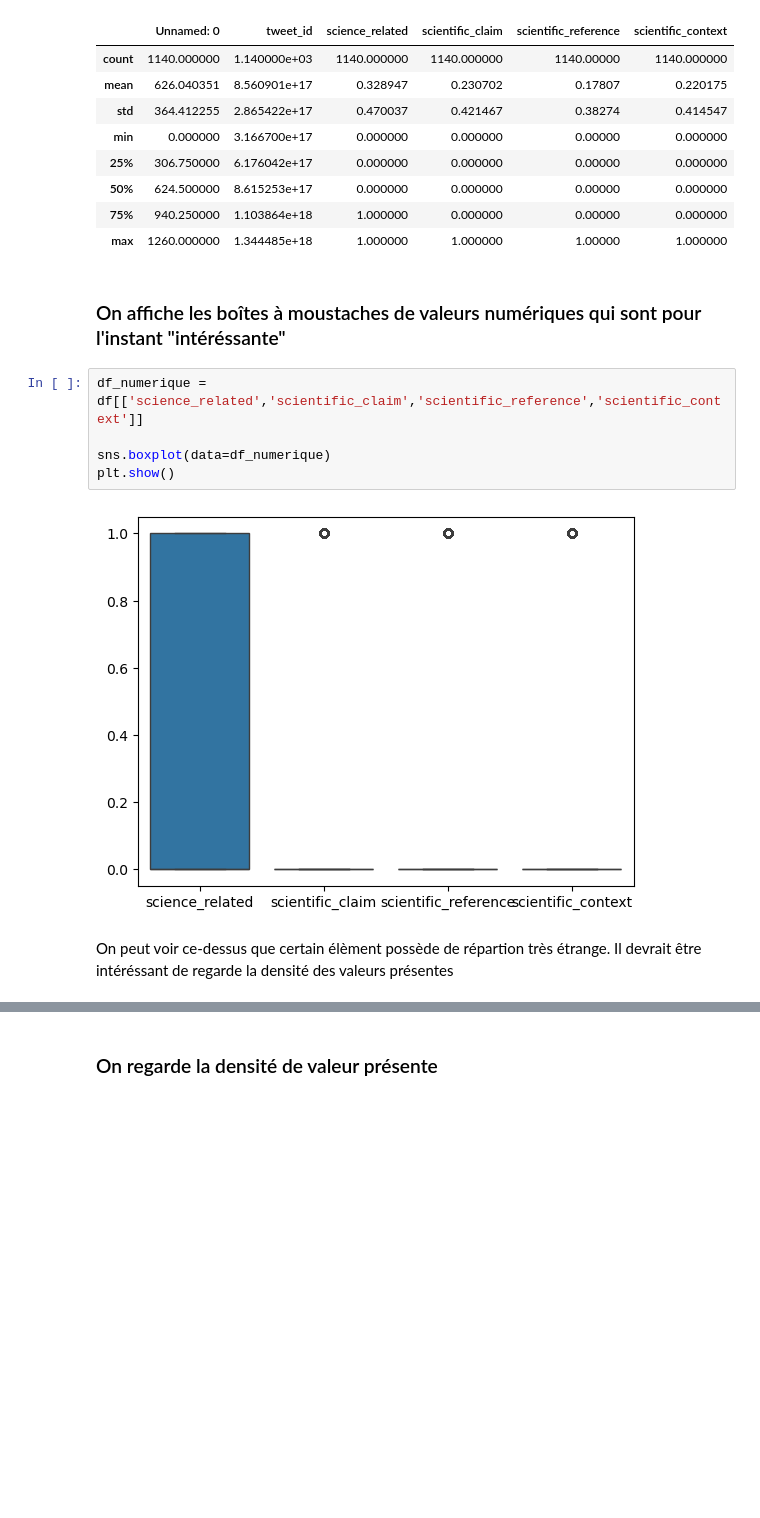
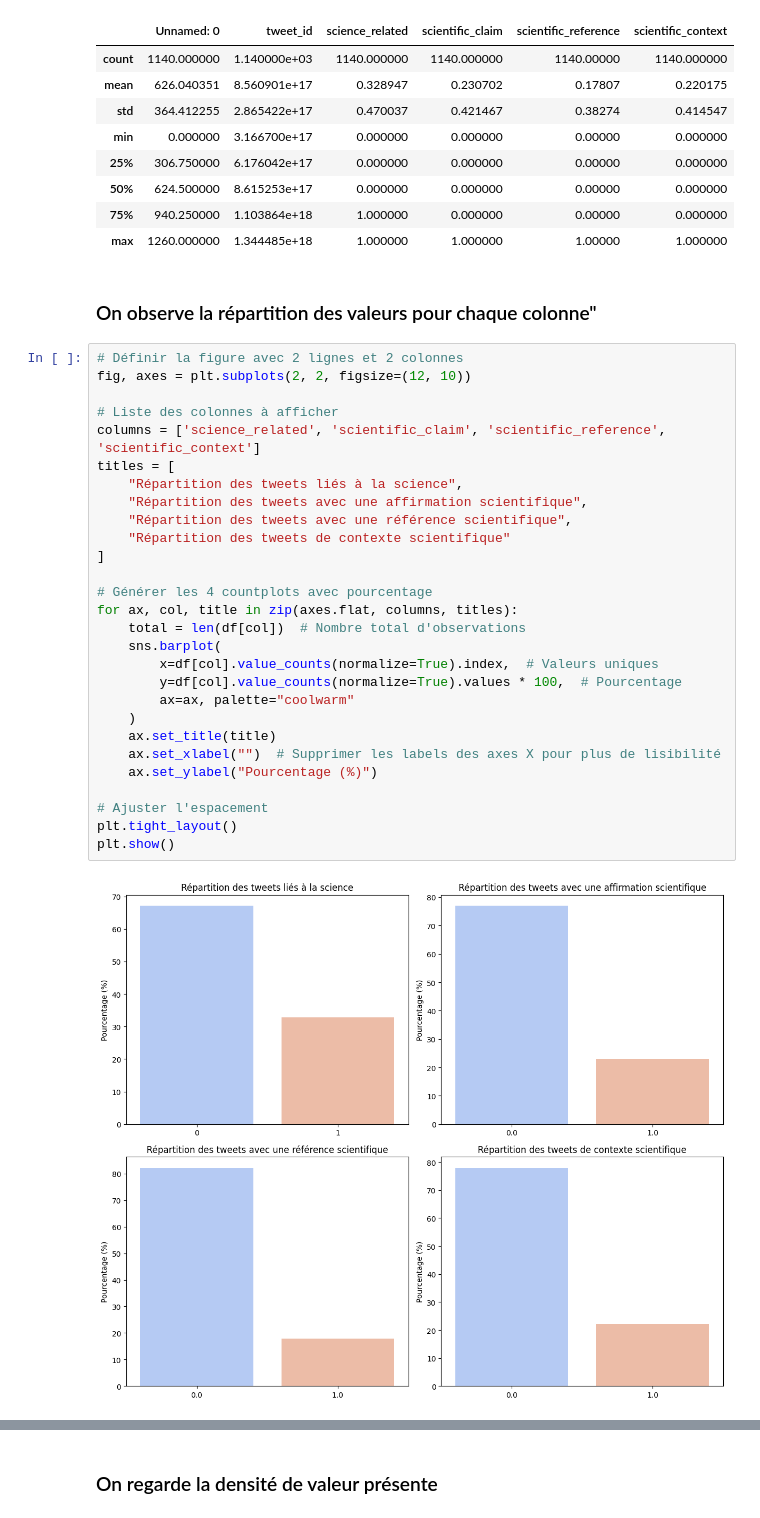
Before and after one commit to Kinadim/ML_projet, a Jupyter notebook: ML_PROJET.ipynb, the cells around one changed output, grey strips where cells are left out. Saved outputs shown, nothing was run; the diff lists cells and outputs as text; blank space fills up the shorter version.

Commit message:
added diagrams and a bit of markdown

```diff
--- a/ML_PROJET.ipynb
+++ b/ML_PROJET.ipynb
@@ -64,14 +68,35 @@ df.describe()
 | 50% | 624.500000 | 8.615253e+17 | 0.000000 | 0.000000 | 0.00000 | 0.000000 |
 | 75% | 940.250000 | 1.103864e+18 | 1.000000 | 0.000000 | 0.00000 | 0.000000 |
 | max | 1260.000000 | 1.344485e+18 | 1.000000 | 1.000000 | 1.00000 | 1.000000 |
-# %% [markdown]
-### On affiche les boîtes à moustaches de valeurs numériques qui sont pour l'instant "intéréssante"
-# %%
-df_numerique = df[['science_related','scientific_claim','scientific_reference','scientific_context']]
-
-sns.boxplot(data=df_numerique)
-plt.show()
-# %% [output]
-[figure, removed]
-# %% [markdown]
-On peut voir ce-dessus que certain élèment possède de répartion très étrange. Il devrait être intéréssant de regarde la densité des valeurs présentes
+# %% [markdown]
+### On observe la répartition des valeurs pour chaque colonne"
+# %%
+# Définir la figure avec 2 lignes et 2 colonnes
+fig, axes = plt.subplots(2, 2, figsize=(12, 10))
+
+# Liste des colonnes à afficher
+columns = ['science_related', 'scientific_claim', 'scientific_reference', 'scientific_context']
+titles = [
+    "Répartition des tweets liés à la science",
+    "Répartition des tweets avec une affirmation scientifique",
+    "Répartition des tweets avec une référence scientifique",
+    "Répartition des tweets de contexte scientifique"
+]
+
+# Générer les 4 countplots avec pourcentage
+for ax, col, title in zip(axes.flat, columns, titles):
+    total = len(df[col])  # Nombre total d'observations
+    sns.barplot(
+        x=df[col].value_counts(normalize=True).index,  # Valeurs uniques
+        y=df[col].value_counts(normalize=True).values * 100,  # Pourcentage
+        ax=ax, palette="coolwarm"
+    )
+    ax.set_title(title)
+    ax.set_xlabel("")  # Supprimer les labels des axes X pour plus de lisibilité
+    ax.set_ylabel("Pourcentage (%)")
+
+# Ajuster l'espacement
+plt.tight_layout()
+plt.show()
+# %% [output]
+[figure, added]
```
Also changed, not shown: parts of 7 cells of this notebook.
